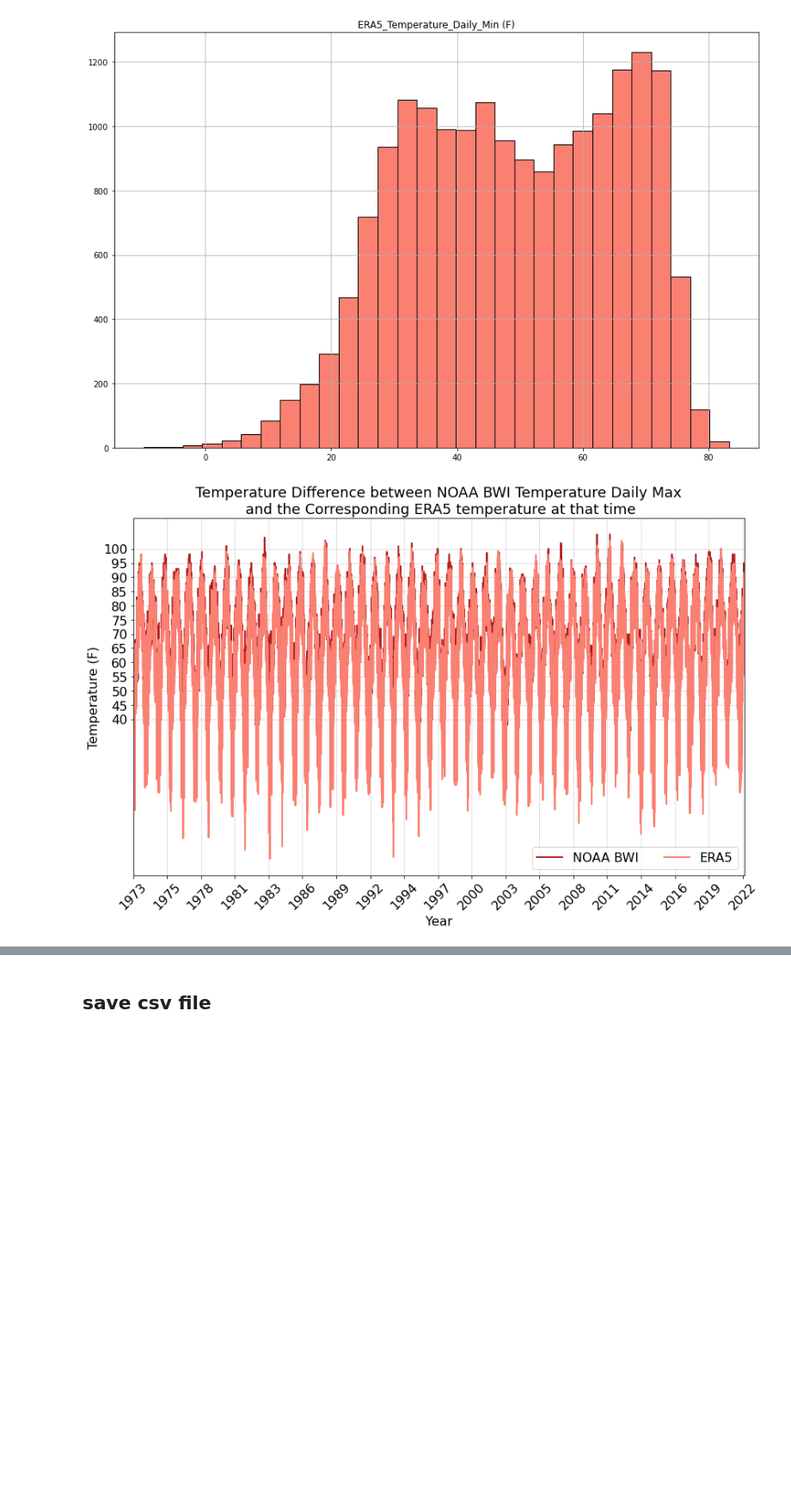
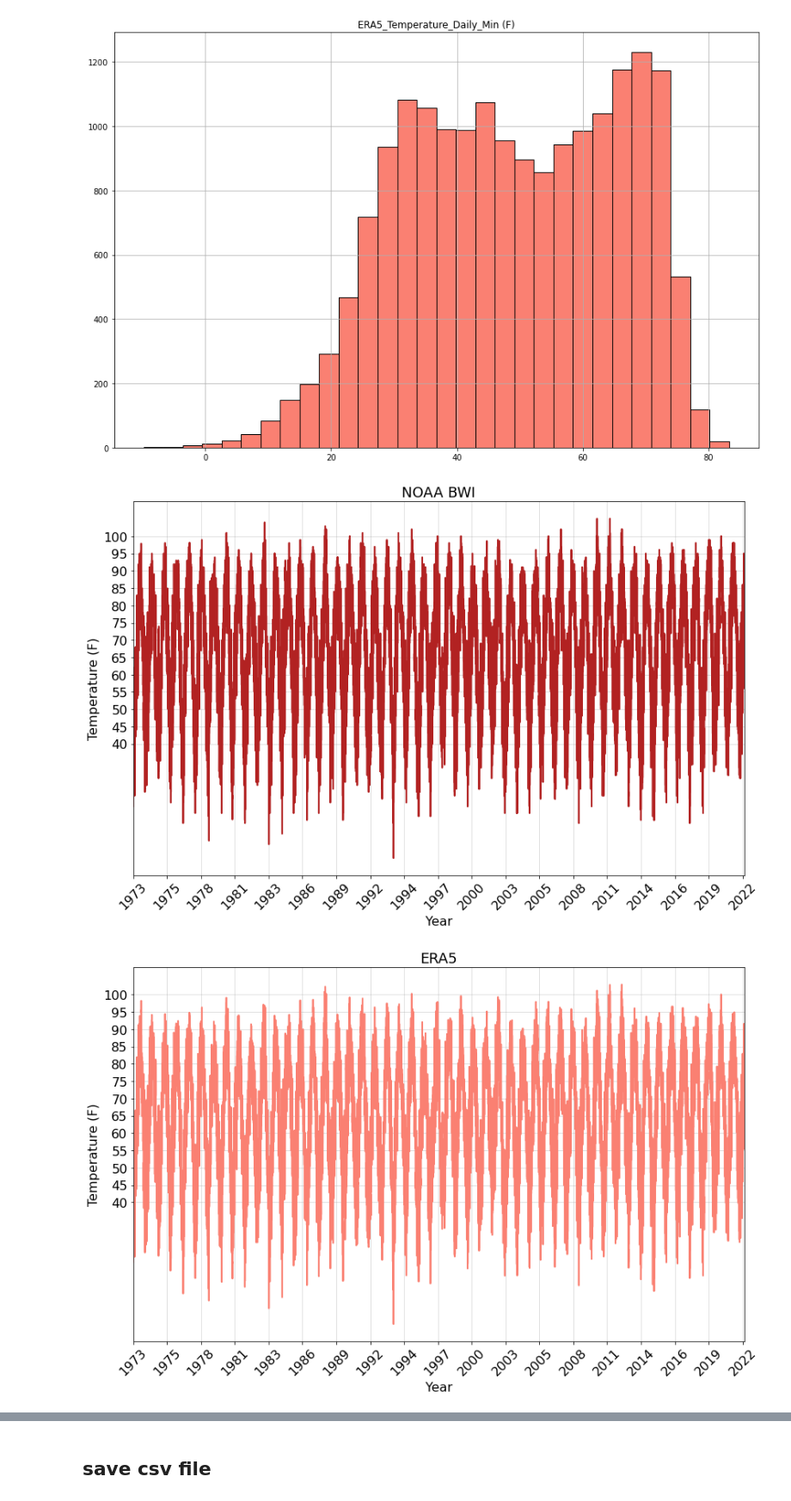
Before and after one commit to mariajmolina/Innovator_AI_Bias, a Jupyter notebook: ERA5_NOAA_BWI_historical.ipynb, the cells around one changed output, grey strips where cells are left out. Shown at 86% size. Saved outputs shown, nothing was run; the diff lists cells and outputs as text; code cells hidden in the pictures; blank space fills up the shorter version.

```diff
--- a/ERA5_NOAA_BWI_historical.ipynb
+++ b/ERA5_NOAA_BWI_historical.ipynb
@@ -360,13 +454,13 @@ data = {
     'NOAA_BWI_Temperature_Daily_Min (F)': tmin_NOAA_daily['Temperature_F'],
     'NOAA_BWI_Temperature_Daily_Min_Datetime': tmin_NOAA_daily_datetime,
 
-    'ERA5_Temperature_Daily_Max (C)': tmax_ERA5_daily['Temperature_C'][:-1],
-    'ERA5_Temperature_Daily_Max (F)': tmax_ERA5_daily['Temperature_F'][:-1],
-    'ERA5_Temperature_Daily_Max_Datetime': tmax_ERA5_daily_datetime[:-1],
+    'ERA5_Temperature_Daily_Max (C)': tmax_ERA5_daily['Temperature_C'],
+    'ERA5_Temperature_Daily_Max (F)': tmax_ERA5_daily['Temperature_F'],
+    'ERA5_Temperature_Daily_Max_Datetime': tmax_ERA5_daily_datetime,
 
-    'ERA5_Temperature_Daily_Min (C)': tmin_ERA5_daily['Temperature_C'][:-1],
-    'ERA5_Temperature_Daily_Min (F)': tmin_ERA5_daily['Temperature_F'][:-1],
-    'ERA5_Temperature_Daily_Min_Datetime': tmin_ERA5_daily_datetime[:-1],
+    'ERA5_Temperature_Daily_Min (C)': tmin_ERA5_daily['Temperature_C'],
+    'ERA5_Temperature_Daily_Min (F)': tmin_ERA5_daily['Temperature_F'],
+    'ERA5_Temperature_Daily_Min_Datetime': tmin_ERA5_daily_datetime,
 
 
     'ERA5_Corresponding_Temperature_During_NOAA_BWI_Daily_Max (C)': ERA5_temp_during_NOAA_tmax_C,
@@ -375,11 +469,11 @@ data = {
     'ERA5_Corresponding_Temperature_During_NOAA_BWI_Daily_Min (C)': ERA5_temp_during_NOAA_tmin_C,
     'ERA5_Corresponding_Temperature_During_NOAA_BWI_Daily_Min (F)': ERA5_temp_during_NOAA_tmin_F,
 
-    'NOAA_BWI_Corresponding_Temperature_During_ERA5_Daily_Max (C)': NOAA_temp_during_ERA5_tmax_C[:-1],
-    'NOAA_BWI_Corresponding_Temperature_During_ERA5_Daily_Max (F)': NOAA_temp_during_ERA5_tmax_F[:-1],
+    'NOAA_BWI_Corresponding_Temperature_During_ERA5_Daily_Max (C)': NOAA_temp_during_ERA5_tmax_C,
+    'NOAA_BWI_Corresponding_Temperature_During_ERA5_Daily_Max (F)': NOAA_temp_during_ERA5_tmax_F,
 
-    'NOAA_BWI_Corresponding_Temperature_During_ERA5_Daily_Min (C)': NOAA_temp_during_ERA5_tmin_C[:-1],
-    'NOAA_BWI_Corresponding_Temperature_During_ERA5_Daily_Min (F)': NOAA_temp_during_ERA5_tmin_F[:-1],
+    'NOAA_BWI_Corresponding_Temperature_During_ERA5_Daily_Min (C)': NOAA_temp_during_ERA5_tmin_C,
+    'NOAA_BWI_Corresponding_Temperature_During_ERA5_Daily_Min (F)': NOAA_temp_during_ERA5_tmin_F,
 
 
     'Daily_Temperature_Max_Difference (C)': tmax_daily_difference_C.values,
@@ -448,32 +546,54 @@ plt.show()
 # %%
 fig, ax = plt.subplots(figsize=(12, 8))
 ax.set_title(
-    'Temperature Difference between NOAA BWI Temperature Daily Max\n and the Corresponding ERA5 temperature at that time',
+    'NOAA BWI',
     fontsize=18)
 
 ls0, = ax.plot(df_FINAL['NOAA_BWI_Temperature_Daily_Max (F)'].values, color='firebrick', lw=2.0)
-ls1, = ax.plot(df_FINAL['ERA5_Corresponding_Temperature_During_NOAA_BWI_Daily_Max (F)'].values, color='salmon', lw=2.0)
-
-ax.legend([ls0, ls1], ['NOAA BWI', 'ERA5'],
-          fancybox=True, fontsize=16, ncol=2)
 
 ax.set_xticks(np.arange(0, df_FINAL['ERA5_Corresponding_Temperature_During_NOAA_BWI_Daily_Max (F)'].values.shape[0])[::1000])
 ax.set_xticklabels(pd.to_datetime(tmax_NOAA_daily_datetime).dt.year[::1000],
                    rotation=45, fontsize=16)
 ax.set_xlabel('Year', fontsize=16)
 
 ax.set_yticks(np.arange(40,101,1)[::5])
 ax.set_yticklabels(np.arange(40,101,1)[::5], fontsize=16)
 ax.set_ylabel('Temperature (F)', fontsize=16)
 
 ax.grid('--', alpha=0.5)
 ax.margins(x=0)
 
 plt.tight_layout()
 # plt.savefig('/Users/molina/Desktop/TempDiff_SDandERA5.png', dpi=500)
 plt.show()
+
+# ---
+
+fig, ax = plt.subplots(figsize=(12, 8))
+ax.set_title(
+    'ERA5',
+    fontsize=18)
+
+ls1, = ax.plot(df_FINAL['ERA5_Corresponding_Temperature_During_NOAA_BWI_Daily_Max (F)'].values, color='salmon', lw=2.0)
+
+ax.set_xticks(np.arange(0, df_FINAL['ERA5_Corresponding_Temperature_During_NOAA_BWI_Daily_Max (F)'].values.shape[0])[::1000])
+ax.set_xticklabels(pd.to_datetime(tmax_NOAA_daily_datetime).dt.year[::1000],
+                   rotation=45, fontsize=16)
+ax.set_xlabel('Year', fontsize=16)
+
+ax.set_yticks(np.arange(40,101,1)[::5])
+ax.set_yticklabels(np.arange(40,101,1)[::5], fontsize=16)
+ax.set_ylabel('Temperature (F)', fontsize=16)
+
+ax.grid('--', alpha=0.5)
+ax.margins(x=0)
+
+plt.tight_layout()
+# plt.savefig('/Users/molina/Desktop/TempDiff_SDandERA5.png', dpi=500)
+plt.show()
 # %% [output]
-[figure, old version]
+[figure, new version]
+[figure, added]
 # %%
 fig, ax = plt.subplots(figsize=(12, 8))
 ax.set_title(
```
Also changed, not shown: parts of 27 cells of this notebook, 7 other files.
